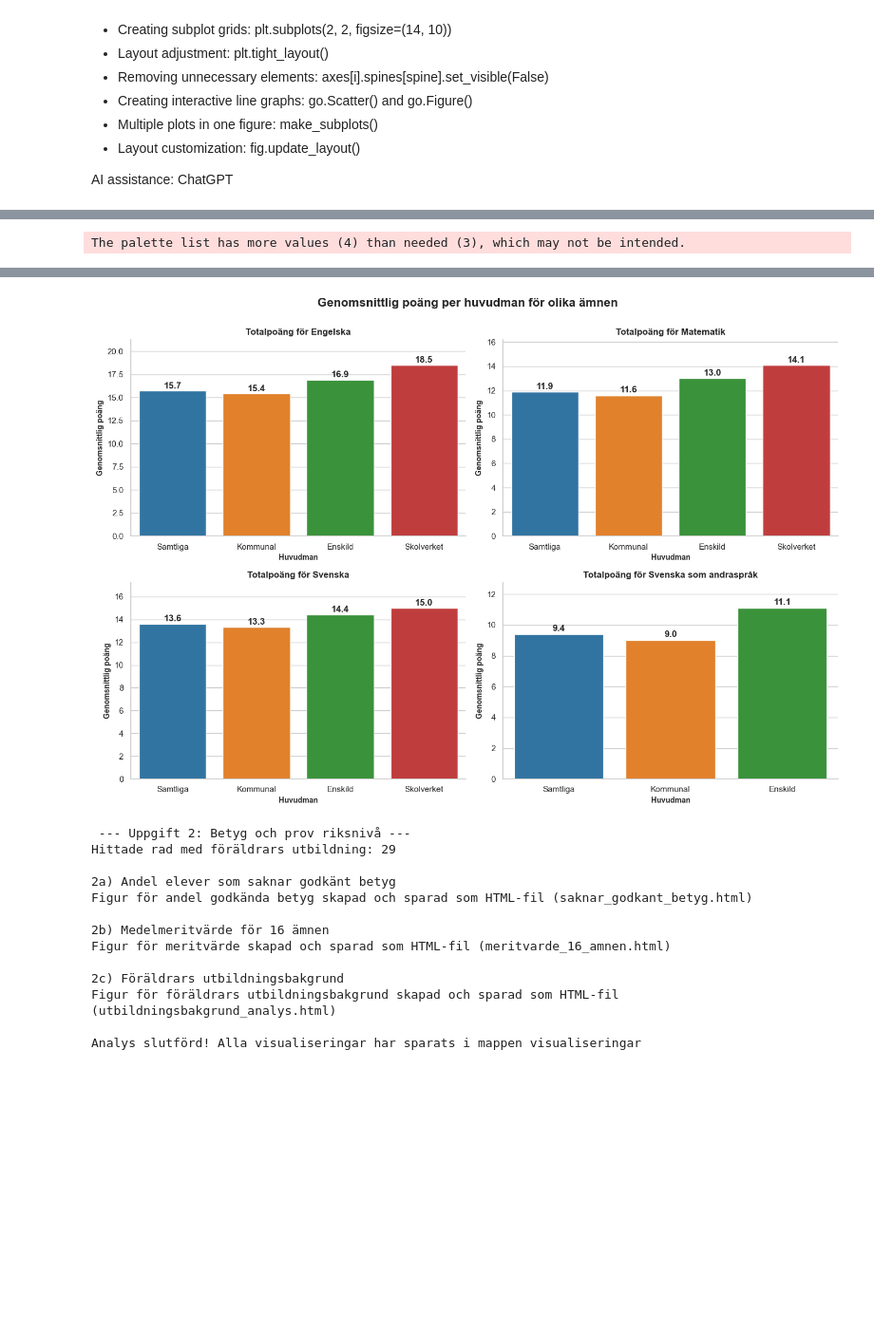
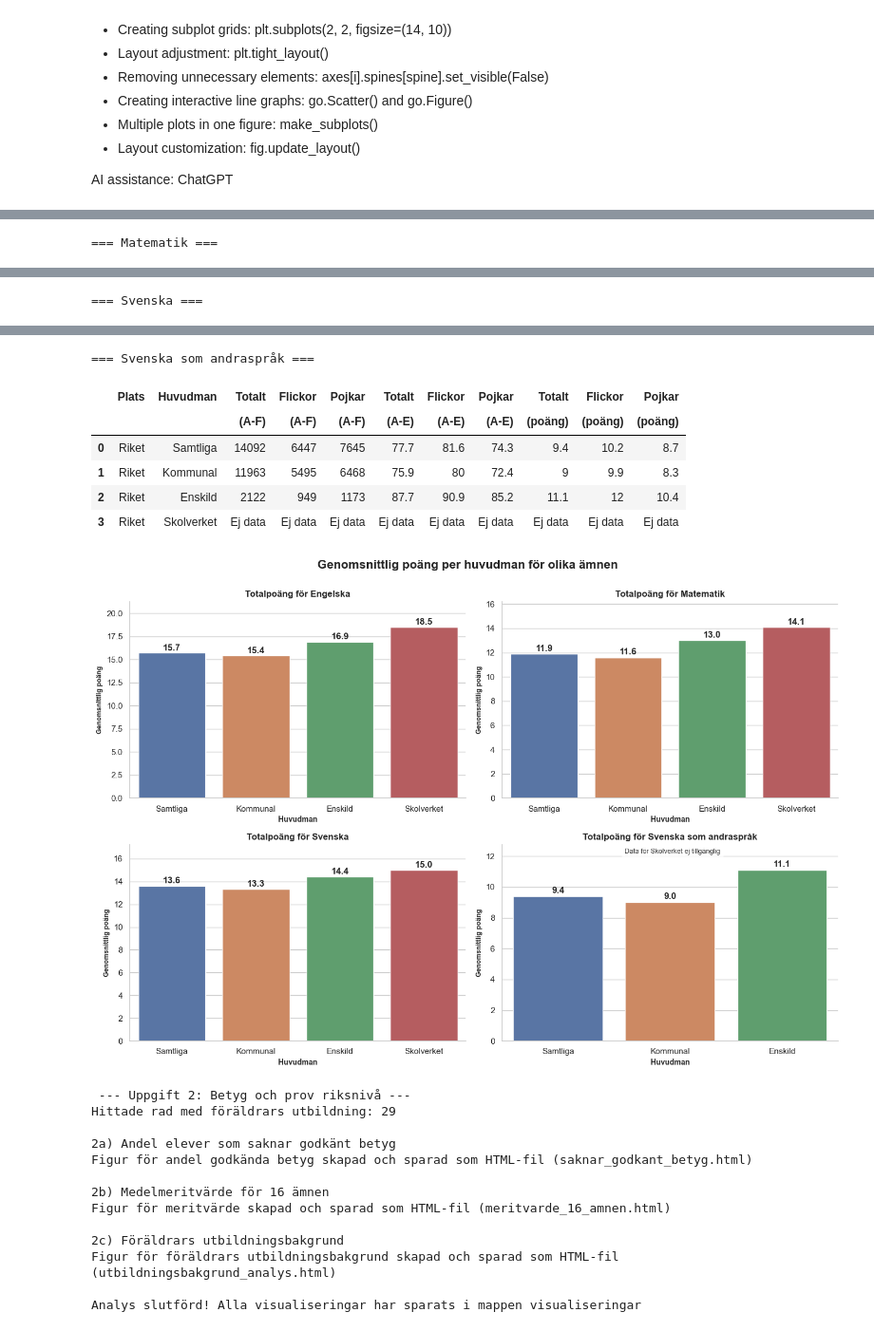
Before and after one commit to DeeveeLoper/lab2_pandas_och_data_processing, a Jupyter notebook: main.ipynb, the cells around one changed output, grey strips where cells are left out. Shown: that part at 95% size. Drawn from its saved outputs; the diff is of its cells as text; code cells hidden in the pictures; blank space fills up the shorter version.

Commit message:
Changed load_np_data, display_all_subjects and main

```diff
--- a/main.ipynb
+++ b/main.ipynb
@@ -68,6 +70,10 @@ def load_np_data(file_path="data/riket2023_åk9_np.xlsx" ):
         for col in numeric_columns:
             df[col] = pd.to_numeric(df[col], errors='coerce')
 
+        # Fill missing values with "Ej Tillgängligt"
+        df = df.astype(object)  # Konverterar alla kolumner till object (sträng-kompatibelt)
+        df.fillna("Data saknas", inplace=True)
+
         # Add subject dataframe to dictionery
         dfs[subject] = df
     return dfs
@@ -87,8 +162,7 @@ def plot_subject_scores(data):
     # Create figure and axes
     fig, axes = plt.subplots(2, 2, figsize=(14, 10))
     axes = axes.flatten()
-    # Define color palette
-    palette = sns.color_palette("tab10", 4)
+
     # Iterate over subjects and create bar charts
     for i, (subject, df) in enumerate(data.items()):
         # Convert score columns to numeric values, replaceing non-numeric values with NaN
@@ -96,17 +170,41 @@ def plot_subject_scores(data):
         # Remove rows with NaN values in 'Totalt (poäng)' column
         df_clean = df.dropna(subset=['Totalt (poäng)'])
         # Create bar plot with seaborn
-        bars = sns.barplot(x='Huvudman', y='Totalt (poäng)', hue='Huvudman',
-                           data=df_clean, ax=axes[i], palette=palette, legend=False)
+
+        # Define color palette dynamically
+        unique_huvudman = df_clean['Huvudman'].nunique()
+        palette = sns.color_palette("tab10", unique_huvudman)
+
+        bars = sns.barplot(
+            x='Huvudman',
+            y='Totalt (poäng)',
+            hue='Huvudman',  # använd hue med samma variabel som x
+            data=df_clean,
+            ax=axes[i],
+            legend=False    # stäng av legend eftersom det blir redundant
+        )
+
         # Add labels to each bar
         for bar in bars.patches:
             height = bar.get_height()
             axes[i].text(bar.get_x() + bar.get_width()/2, height + 0.1,
-                         f'{height:.1f}', ha='center', va='bottom', fontweight='bold')
+                       f'{height:.1f}', ha='center', va='bottom', fontweight='bold')
         # Set titles and labels
         axes[i].set_title(f'Totalpoäng för {subject}', fontsize=12, fontweight='bold')
         axes[i].set_xlabel('Huvudman', fontsize=10, fontweight='bold')
-        axes[i].set_ylabel('Genomsnittlig poäng', fontsize=10, fontweight='bold')
+        axes[i].set_ylabel('Genomsnittlig poäng', fontsize=9, fontweight='bold')
+
+        if subject == 'Svenska som andraspråk' and 'Skolverket' not in df_clean['Huvudman'].values:
+            axes[i].annotate("Data för Skolverket ej tillgänglig",
+                    xy=(0.65, 0.98),  # Ändrat till övre högra hörnet
+                    xycoords="axes fraction",
+                    fontsize=9,
+                    color="#333333",
+                    ha='right',
+                    va='top',
+                    bbox=dict(facecolor='white', alpha=0.7, edgecolor='none')
+                   )
+
         # Remove top and right spines
         for spine in ['top', 'right']:
             axes[i].spines[spine].set_visible(False)
@@ -262,9 +349,10 @@ def print_data_table(data):
 def main():
     print("\n --- Uppgift 1: Nationella prov ---")
     np_data = load_np_data()
+    display_all_subjects()
 
     if np_data:
-        print_data_table(np_data)
+        # create a visualisation of the data for task 1b
         plot_subject_scores(np_data)
 
     print("\n --- Uppgift 2: Betyg och prov riksnivå ---")
@@ -306 +386 @@ Matematik
-The palette list has more values (4) than needed (3), which may not be intended.
+=== Matematik ===
@@ -306,0 +393 @@ The palette list has more values (4) than needed (3), which may not be intended.
+=== Svenska ===
@@ -307,14 +400,21 @@ The palette list has more values (4) than needed (3), which may not be intended.
+=== Svenska som andraspråk ===
+|  | Plats | Huvudman | Totalt | Flickor | Pojkar | Totalt | Flickor | Pojkar | Totalt | Flickor | Pojkar |
+|  |  |  | (A-F) | (A-F) | (A-F) | (A-E) | (A-E) | (A-E) | (poäng) | (poäng) | (poäng) |
+| 0 | Riket | Samtliga | 14092 | 6447 | 7645 | 77.7 | 81.6 | 74.3 | 9.4 | 10.2 | 8.7 |
+| 1 | Riket | Kommunal | 11963 | 5495 | 6468 | 75.9 | 80 | 72.4 | 9 | 9.9 | 8.3 |
+| 2 | Riket | Enskild | 2122 | 949 | 1173 | 87.7 | 90.9 | 85.2 | 11.1 | 12 | 10.4 |
+| 3 | Riket | Skolverket | Ej data | Ej data | Ej data | Ej data | Ej data | Ej data | Ej data | Ej data | Ej data |
-[figure, old version]
+[figure, new version]
- --- Uppgift 2: Betyg och prov riksnivå ---
-Hittade rad med föräldrars utbildning: 29
-
-2a) Andel elever som saknar godkänt betyg
-Figur för andel godkända betyg skapad och sparad som HTML-fil (saknar_godkant_betyg.html)
-
-2b) Medelmeritvärde för 16 ämnen
-Figur för meritvärde skapad och sparad som HTML-fil (meritvarde_16_amnen.html)
-
-2c) Föräldrars utbildningsbakgrund
-Figur för föräldrars utbildningsbakgrund skapad och sparad som HTML-fil (utbildningsbakgrund_analys.html)
-
-Analys slutförd! Alla visualiseringar har sparats i mappen visualiseringar
+ --- Uppgift 2: Betyg och prov riksnivå ---
+Hittade rad med föräldrars utbildning: 29
+
+2a) Andel elever som saknar godkänt betyg
+Figur för andel godkända betyg skapad och sparad som HTML-fil (saknar_godkant_betyg.html)
+
+2b) Medelmeritvärde för 16 ämnen
+Figur för meritvärde skapad och sparad som HTML-fil (meritvarde_16_amnen.html)
+
+2c) Föräldrars utbildningsbakgrund
+Figur för föräldrars utbildningsbakgrund skapad och sparad som HTML-fil (utbildningsbakgrund_analys.html)
+
+Analys slutförd! Alla visualiseringar har sparats i mappen visualiseringar
```
Also changed, not shown: parts of 4 cells of this notebook, 4 other files.
